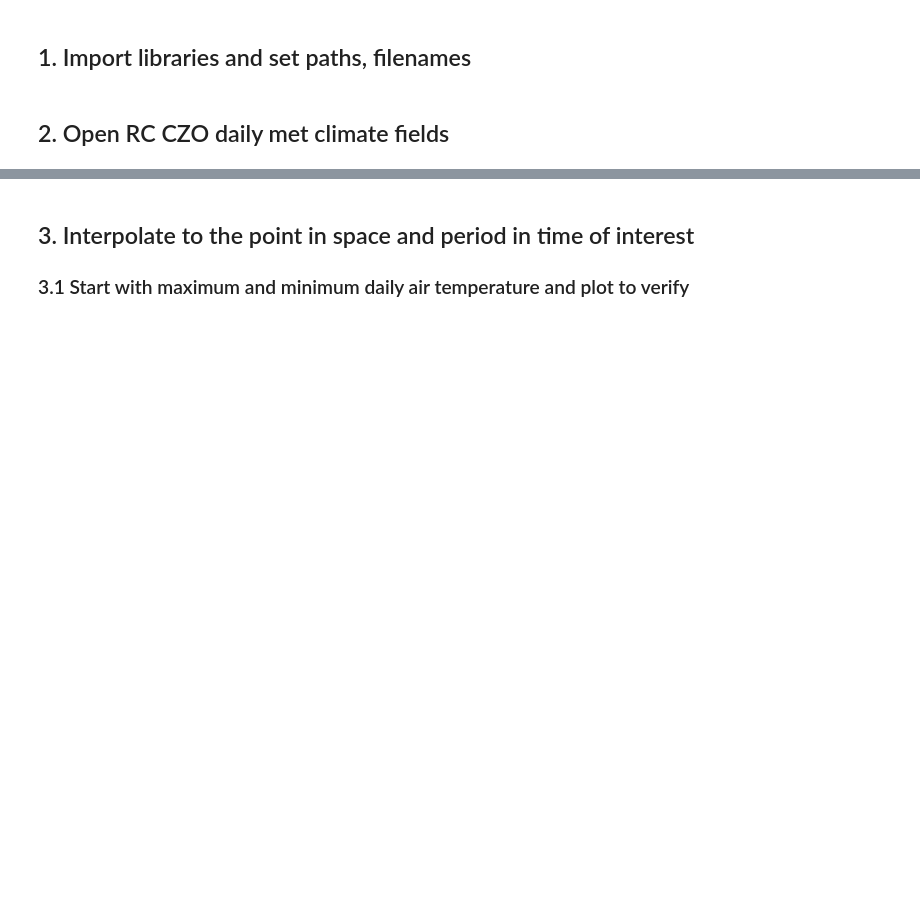
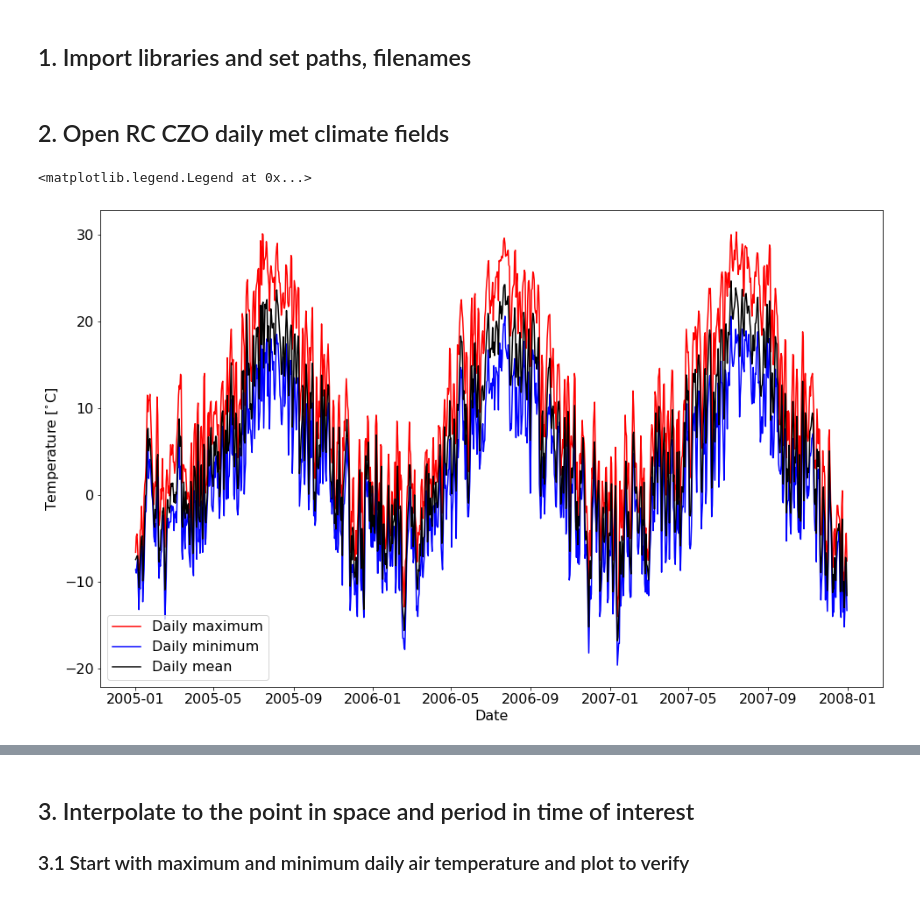
Before and after one commit to LEAF-BoiseState/Biome-BGC-Wrapper-Scripts, a Jupyter notebook: Write RC CZO Met Data to Biome-BGC met file.ipynb, the cells around one changed output, grey strips where cells are left out. Cells and saved outputs as stored; diff of their text form; code cells hidden in the pictures; blank space fills up the shorter version.

```diff
--- a/Write RC CZO Met Data to Biome-BGC met file.ipynb
+++ b/Write RC CZO Met Data to Biome-BGC met file.ipynb
@@ -34,0 +30,24 @@ ds_srad = xr.open_mfdataset(rc_metdata_path+srad_fname_base+'*.nc',combine='by_c
+# %%
+ds_tmax = xr.open_mfdataset(rc_metdata_path+tmax_fname_base+'*.nc',combine='by_coords')
+
+da_tmax_pt = ds_tmax.sel(x=x_rcczo_pt,y=y_rcczo_pt,method='nearest')
+da_tmax_pt = da_tmax_pt.sel(time=slice(start_date,end_date))
+da_tmax_pt = da_tmax_pt.sel(time=~((da_tmax_pt.time.dt.month==2)&(da_tmax_pt.time.dt.day==29)))
+
+ds_tmax.close()
+# %%
+ds_tmin = xr.open_mfdataset(rc_metdata_path+tmin_fname_base+'*.nc',combine='by_coords')
+
+da_tmin_pt = ds_tmin.sel(x=x_rcczo_pt,y=y_rcczo_pt,method='nearest')
+da_tmin_pt = da_tmin_pt.sel(time=slice(start_date,end_date))
+da_tmin_pt = da_tmin_pt.sel(time=~((da_tmin_pt.time.dt.month==2)&(da_tmin_pt.time.dt.day==29)))
+
+ds_tmin.close()
+# %%
+ds_tmean = xr.open_mfdataset(rc_metdata_path+tmean_fname_base+'*.nc',combine='by_coords')
+
+da_tmean_pt = ds_tmean.sel(x=x_rcczo_pt,y=y_rcczo_pt,method='nearest')
+da_tmean_pt = da_tmean_pt.sel(time=slice(start_date,end_date))
+da_tmean_pt = da_tmean_pt.sel(time=~((da_tmean_pt.time.dt.month==2)&(da_tmean_pt.time.dt.day==29)))
+
+ds_tmean.close()
@@ -34,0 +78,22 @@ ds_srad = xr.open_mfdataset(rc_metdata_path+srad_fname_base+'*.nc',combine='by_c
+# %%
+tmax  = da_tmax_pt['TMAX'].values
+tmin  = da_tmin_pt['TMIN'].values
+tmean = da_tmean_pt['TMEAN'].values
+prcp  = da_prcp_pt['precipitation_amount'].values
+rh    = da_rh_pt['relative_humidity'].values
+srad  = da_srad_pt['net_solar'].values
+
+dates = da_tmax_pt.time.values
+# %%
+plt.figure(figsize=(16,10))
+plt.rcParams.update({'font.size': 16})
+plt.plot(dates,tmax,'r',label='Daily maximum')
+plt.plot(dates,tmin,'b',label='Daily minimum')
+plt.plot(dates,tmean,'k',label='Daily mean')
+
+plt.xlabel('Date')
+plt.ylabel('Temperature [${}^{\circ}$C]')
+plt.legend()
+# %% [output]
+<matplotlib.legend.Legend at 0x...>
+[figure, added]
```
Also changed, not shown: parts of 22 cells of this notebook, 4 other files.
